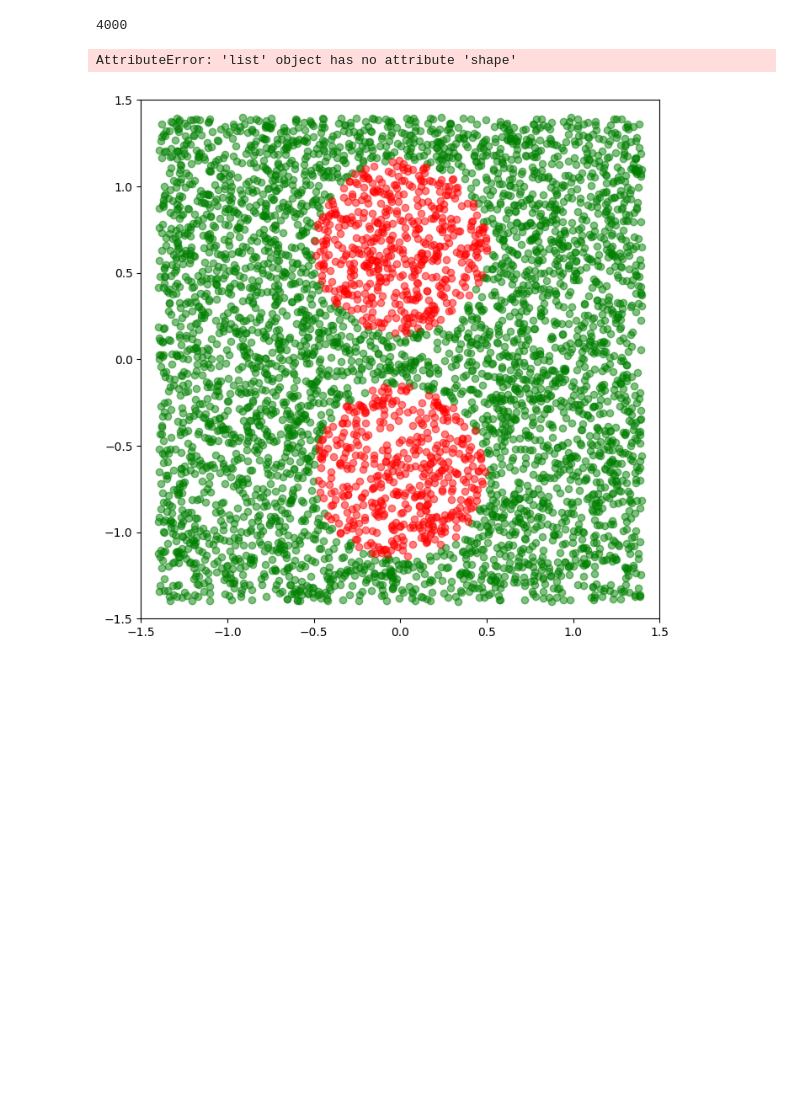
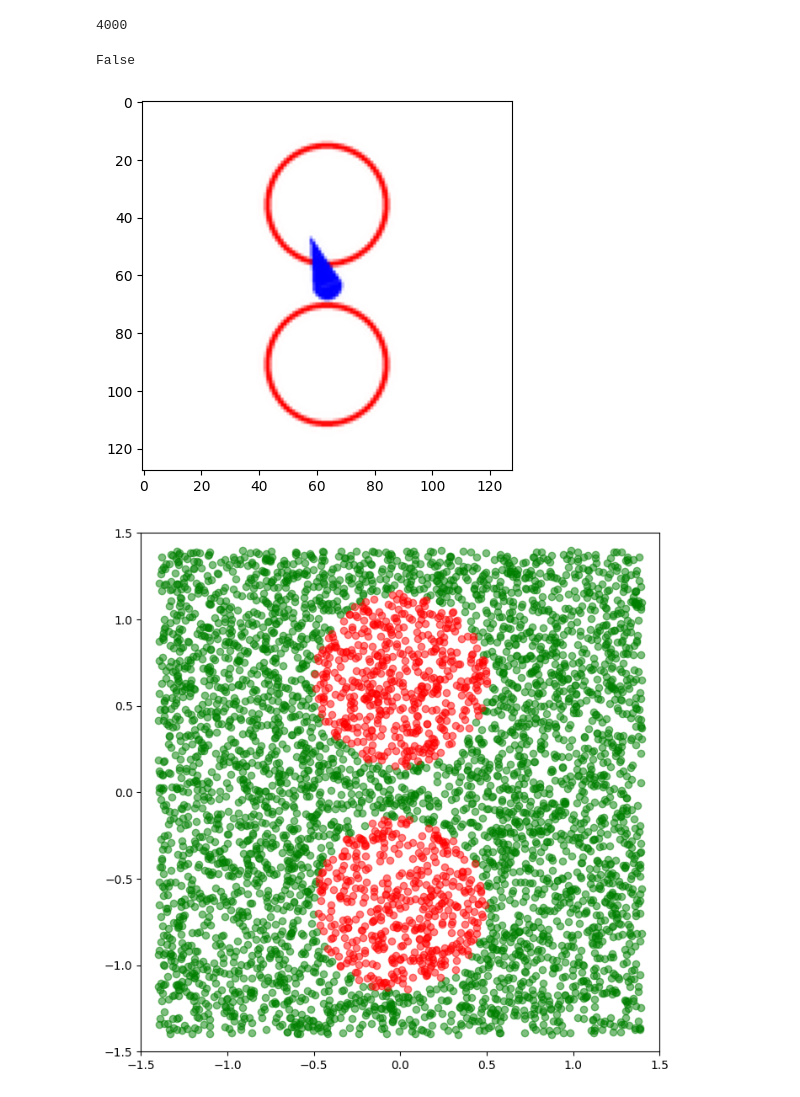
Before and after one commit to stevenwman/wm_cbf, a Jupyter notebook: test.ipynb, the cells around one changed output. Saved outputs shown, nothing was run; the diff lists cells and outputs as text; code cells hidden in the pictures; blank space fills up the shorter version.

```diff
--- a/test.ipynb
+++ b/test.ipynb
@@ -11,9 +30,15 @@ with open('wm_demos128_gap.pkl', 'rb') as f:
 # %% [output]
 4000
 # %%
-len(data[0]['obs']['image'])
+img = data[1500]['obs']['image'][0]
+
+import matplotlib.pyplot as plt
+plt.imshow(img)
+
+data[1500]['fails'][0]
 # %% [output]
-AttributeError: 'list' object has no attribute 'shape'
+False
+[figure, added]
 # %%
 from latent_dubins_ca_wm_pil import *
 import matplotlib.pyplot as plt
```
Also changed, not shown: parts of 2 cells of this notebook, 6 other files.
